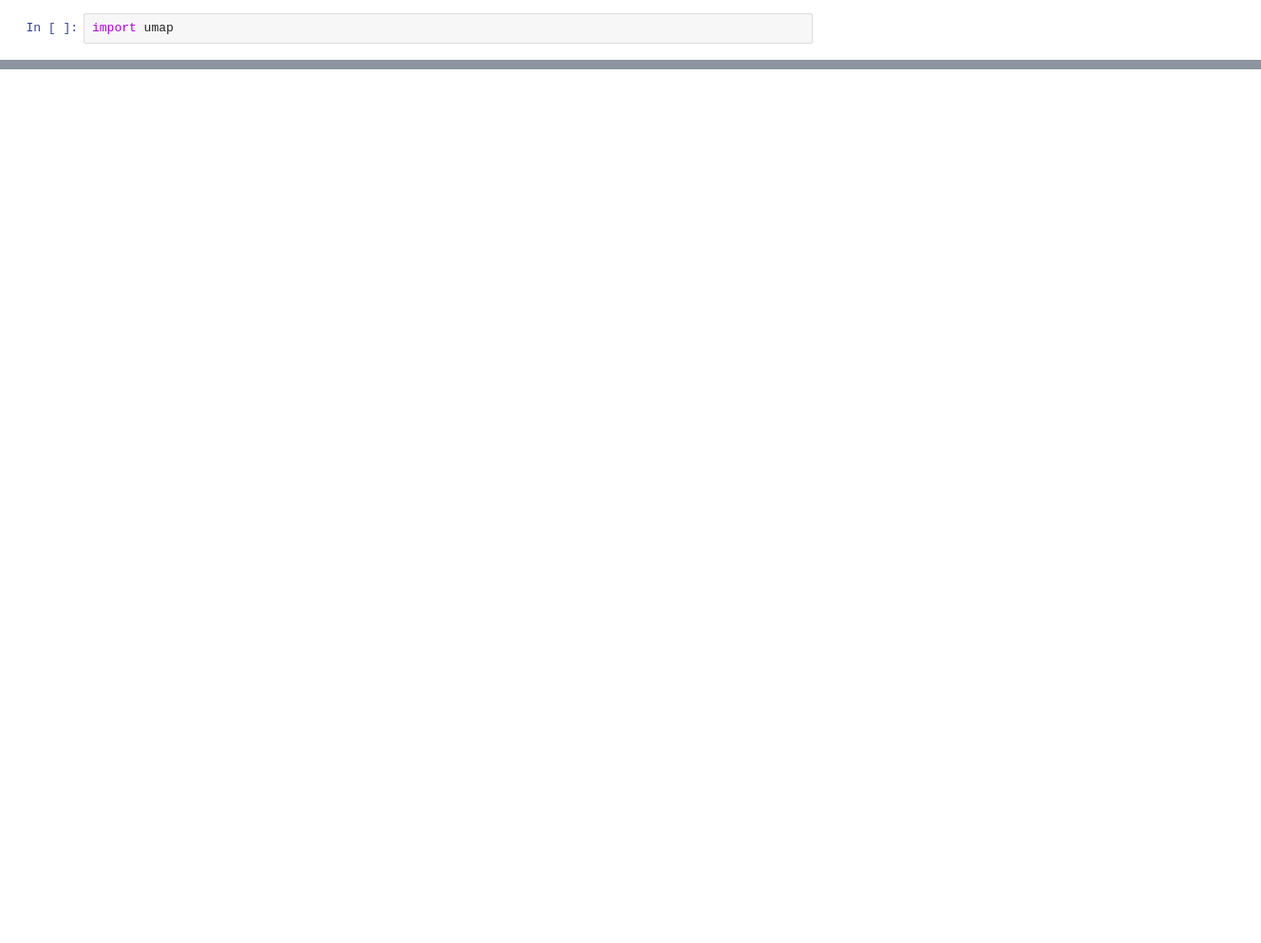
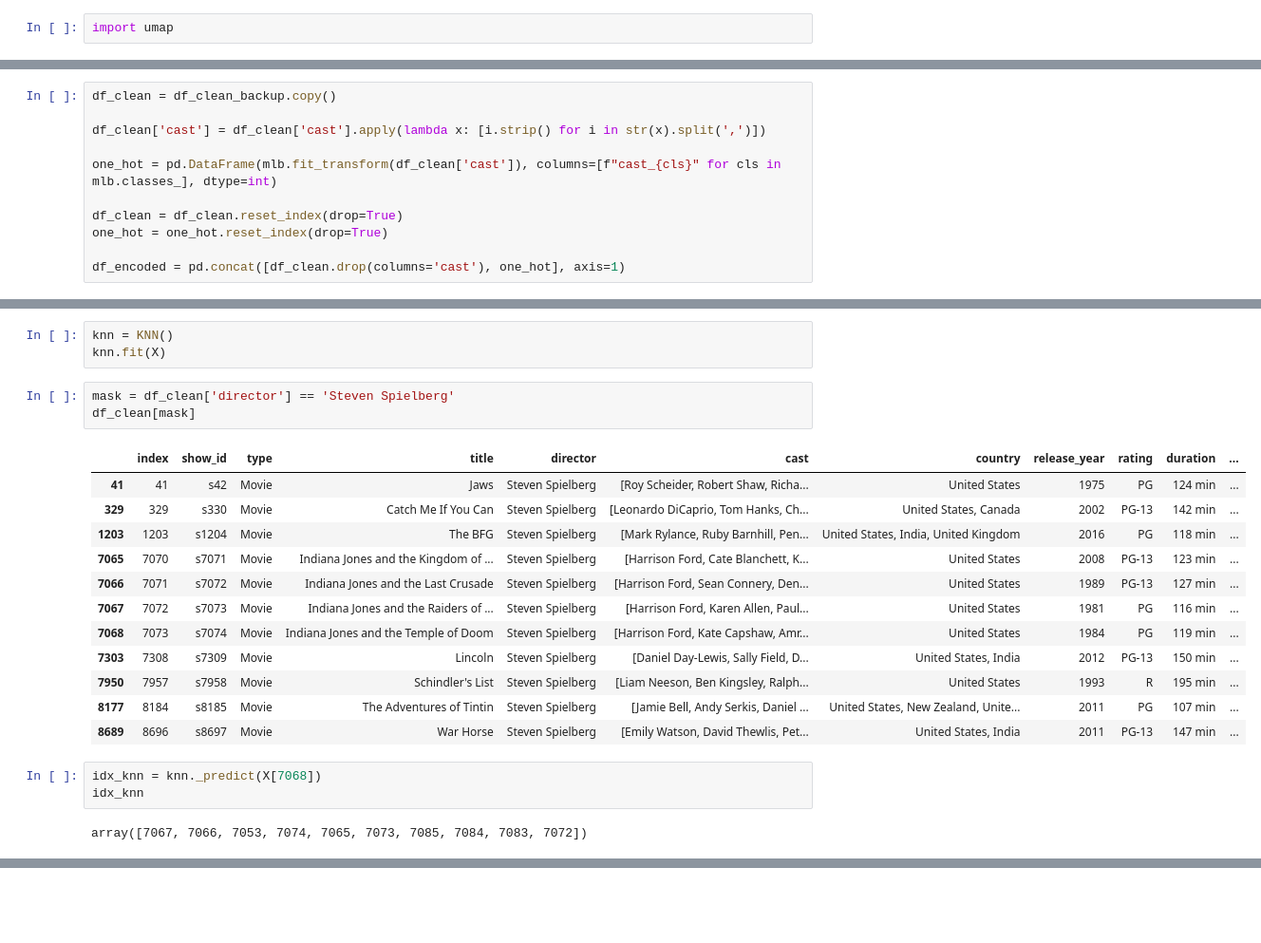
Before and after one commit to Hanami199/MLOpsProject, a Jupyter notebook: ml/Netflix.ipynb, the cells around one changed output, grey strips where cells are left out. Shown at 95% size. Cells and saved outputs as stored; diff of their text form; blank space fills up the shorter version.

```diff
--- a/ml/Netflix.ipynb
+++ b/ml/Netflix.ipynb
@@ -59,0 +71,11 @@ df.describe(include='all')
+# %%
+df_clean = df_clean_backup.copy()
+
+df_clean['cast'] = df_clean['cast'].apply(lambda x: [i.strip() for i in str(x).split(',')])
+
+one_hot = pd.DataFrame(mlb.fit_transform(df_clean['cast']), columns=[f"cast_{cls}" for cls in mlb.classes_], dtype=int)
+
+df_clean = df_clean.reset_index(drop=True)
+one_hot = one_hot.reset_index(drop=True)
+
+df_encoded = pd.concat([df_clean.drop(columns='cast'), one_hot], axis=1)
@@ -59,0 +147,24 @@ df.describe(include='all')
+# %%
+knn = KNN()
+knn.fit(X)
+# %%
+mask = df_clean['director'] == 'Steven Spielberg'
+df_clean[mask]
+# %% [output]
+|  | index | show_id | type | title | director | cast | country | release_year | rating | duration | ... |
+| 41 | 41 | s42 | Movie | Jaws | Steven Spielberg | [Roy Scheider, Robert Shaw, Richa... | United States | 1975 | PG | 124 min | ... |
+| 329 | 329 | s330 | Movie | Catch Me If You Can | Steven Spielberg | [Leonardo DiCaprio, Tom Hanks, Ch... | United States, Canada | 2002 | PG-13 | 142 min | ... |
+| 1203 | 1203 | s1204 | Movie | The BFG | Steven Spielberg | [Mark Rylance, Ruby Barnhill, Pen... | United States, India, United Kingdom | 2016 | PG | 118 min | ... |
+| 7065 | 7070 | s7071 | Movie | Indiana Jones and the Kingdom of ... | Steven Spielberg | [Harrison Ford, Cate Blanchett, K... | United States | 2008 | PG-13 | 123 min | ... |
+| 7066 | 7071 | s7072 | Movie | Indiana Jones and the Last Crusade | Steven Spielberg | [Harrison Ford, Sean Connery, Den... | United States | 1989 | PG-13 | 127 min | ... |
+| 7067 | 7072 | s7073 | Movie | Indiana Jones and the Raiders of ... | Steven Spielberg | [Harrison Ford, Karen Allen, Paul... | United States | 1981 | PG | 116 min | ... |
+| 7068 | 7073 | s7074 | Movie | Indiana Jones and the Temple of Doom | Steven Spielberg | [Harrison Ford, Kate Capshaw, Amr... | United States | 1984 | PG | 119 min | ... |
+| 7303 | 7308 | s7309 | Movie | Lincoln | Steven Spielberg | [Daniel Day-Lewis, Sally Field, D... | United States, India | 2012 | PG-13 | 150 min | ... |
+| 7950 | 7957 | s7958 | Movie | Schindler's List | Steven Spielberg | [Liam Neeson, Ben Kingsley, Ralph... | United States | 1993 | R | 195 min | ... |
+| 8177 | 8184 | s8185 | Movie | The Adventures of Tintin | Steven Spielberg | [Jamie Bell, Andy Serkis, Daniel ... | United States, New Zealand, Unite... | 2011 | PG | 107 min | ... |
+| 8689 | 8696 | s8697 | Movie | War Horse | Steven Spielberg | [Emily Watson, David Thewlis, Pet... | United States, India | 2011 | PG-13 | 147 min | ... |
+# %%
+idx_knn = knn._predict(X[7068])
+idx_knn
+# %% [output]
+array([7067, 7066, 7053, 7074, 7065, 7073, 7085, 7084, 7083, 7072])
```
Also changed, not shown: parts of 48 cells of this notebook, 11 other files.
